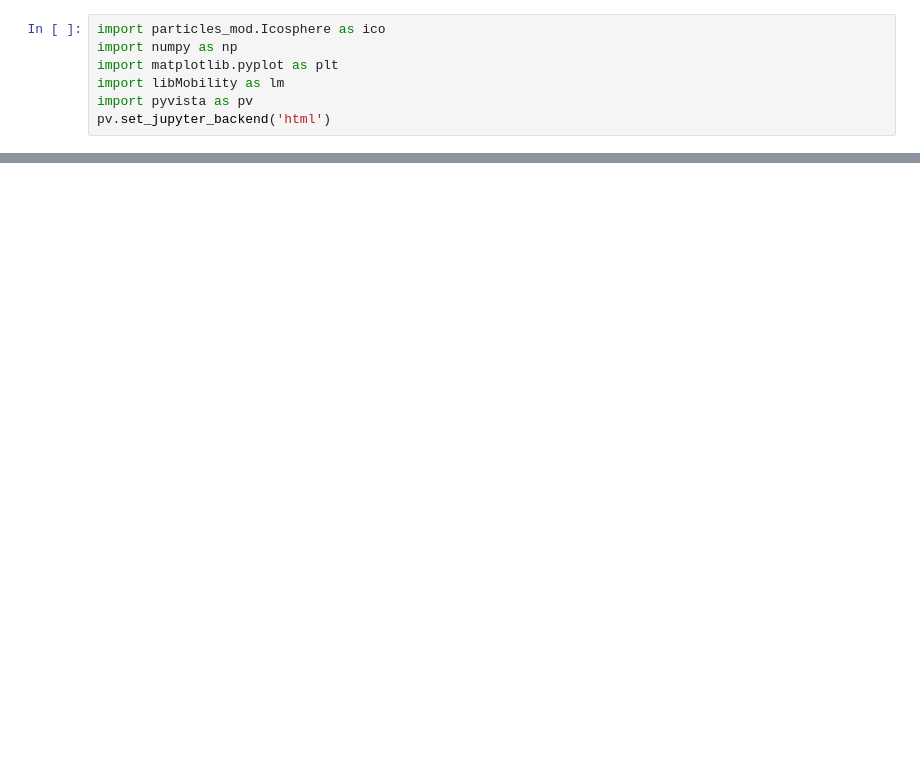
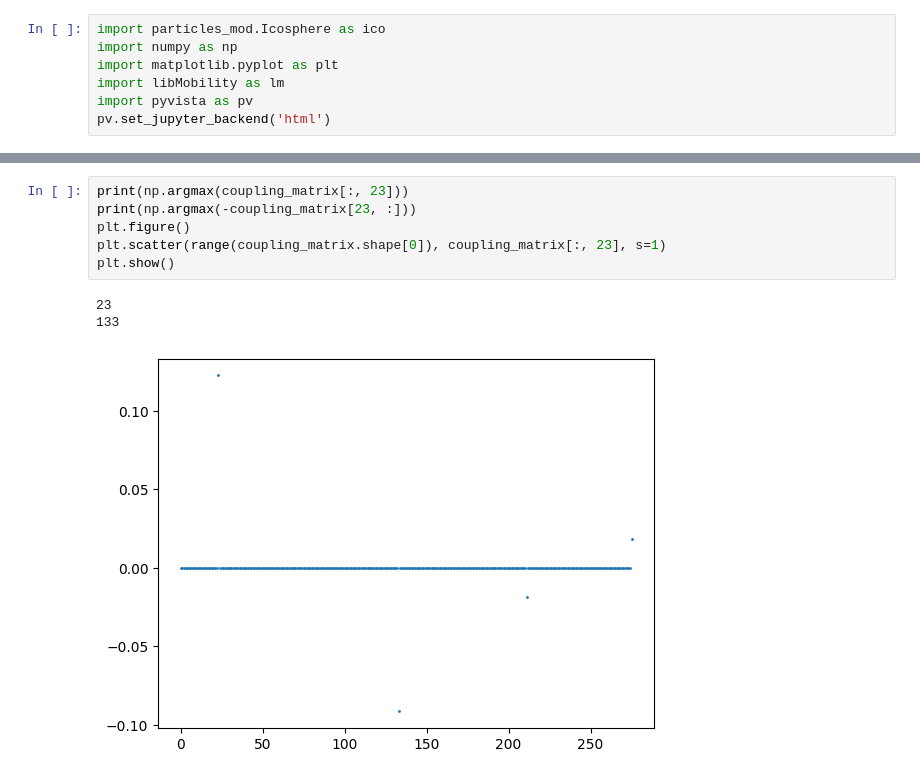
Before and after one commit to JJkrokoder/hydrodynamic_int, a Jupyter notebook: examples/icosphere_diag/oscilation_modes_deco.ipynb, the cells around one changed output, grey strips where cells are left out. Cells and saved outputs as stored; diff of their text form; blank space fills up the shorter version.

```diff
--- a/examples/icosphere_diag/oscilation_modes_deco.ipynb
+++ b/examples/icosphere_diag/oscilation_modes_deco.ipynb
@@ -182,0 +277,10 @@ plt.show()
+# %%
+print(np.argmax(coupling_matrix[:, 23]))
+print(np.argmax(-coupling_matrix[23, :]))
+plt.figure()
+plt.scatter(range(coupling_matrix.shape[0]), coupling_matrix[:, 23], s=1)
+plt.show()
+# %% [output]
+23
+133
+[figure, added]
```
Also changed, not shown: parts of 11 cells of this notebook, 1 other file.
